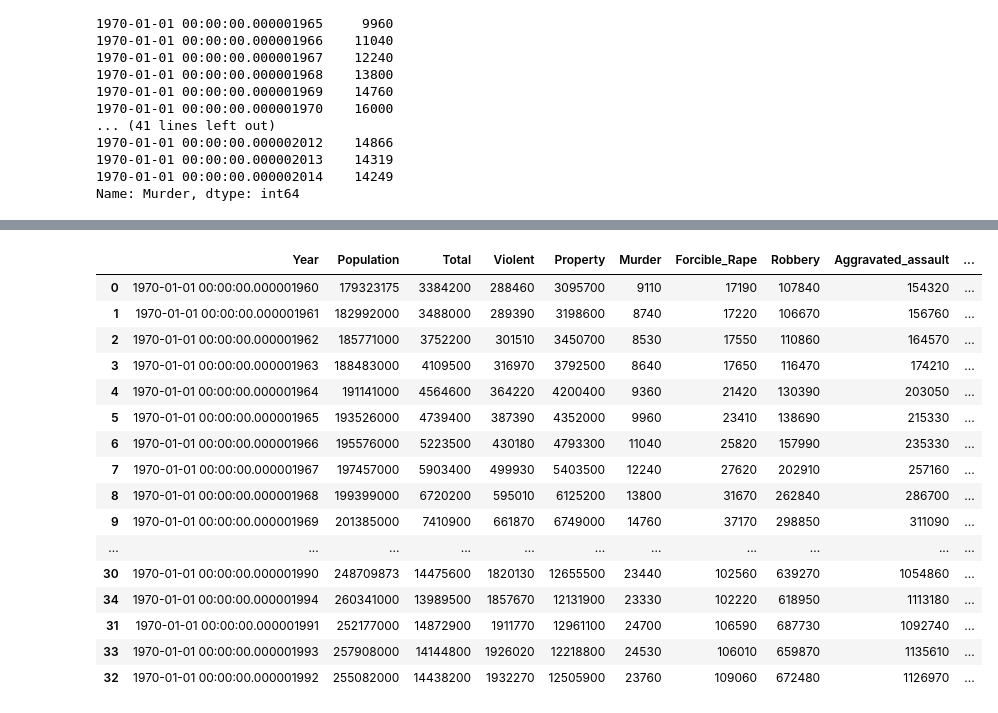
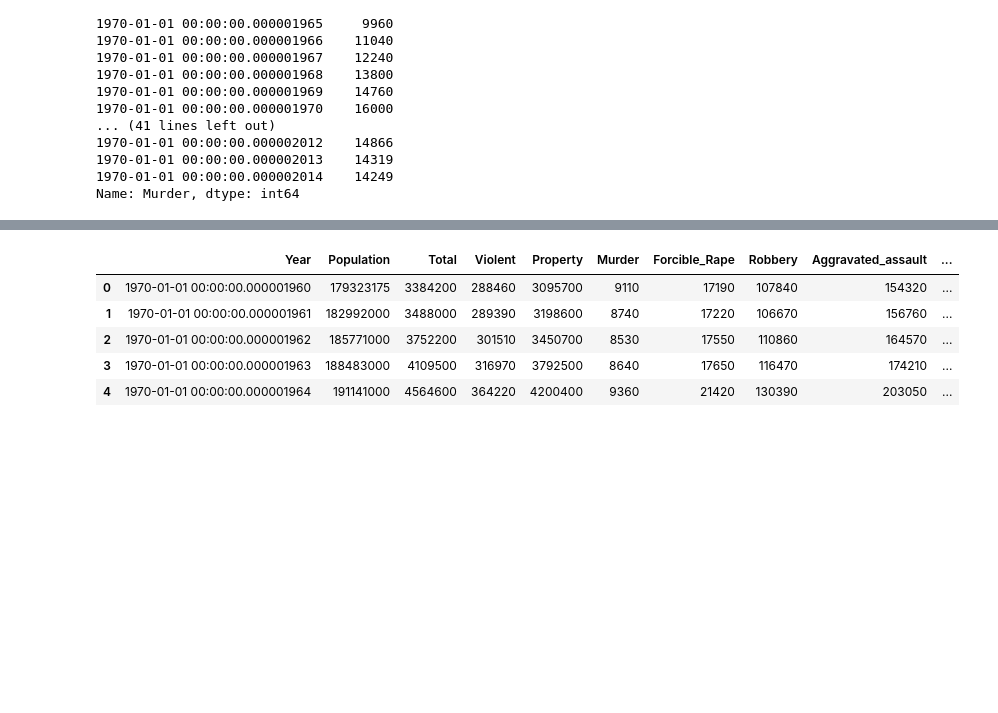
Before and after one commit to sabith-prfm/AI-and-Datascience, a Jupyter notebook: python/pandas_assignment2.1.ipynb, the cells around one changed output, grey strips where cells are left out. Saved outputs shown, nothing was run; the diff lists cells and outputs as text; code cells hidden in the pictures; blank space fills up the shorter version.

```diff
--- a/python/pandas_assignment2.1.ipynb
+++ b/python/pandas_assignment2.1.ipynb
@@ -149,22 +149,11 @@ df.sort_values(by="Murder",ascending=False)
 | 3 | 1970-01-01 00:00:00.000001963 | 188483000 | 4109500 | 316970 | 3792500 | 8640 | 17650 | 116470 | 174210 | ... |
 | 2 | 1970-01-01 00:00:00.000001962 | 185771000 | 3752200 | 301510 | 3450700 | 8530 | 17550 | 110860 | 164570 | ... |
 # %%
-df.sort_values(by='Violent', ascending=True)
+df.sort_values(by='Violent', ascending=True).head()
 # %% [output]
 |  | Year | Population | Total | Violent | Property | Murder | Forcible_Rape | Robbery | Aggravated_assault | ... |
 | 0 | 1970-01-01 00:00:00.000001960 | 179323175 | 3384200 | 288460 | 3095700 | 9110 | 17190 | 107840 | 154320 | ... |
 | 1 | 1970-01-01 00:00:00.000001961 | 182992000 | 3488000 | 289390 | 3198600 | 8740 | 17220 | 106670 | 156760 | ... |
 | 2 | 1970-01-01 00:00:00.000001962 | 185771000 | 3752200 | 301510 | 3450700 | 8530 | 17550 | 110860 | 164570 | ... |
 | 3 | 1970-01-01 00:00:00.000001963 | 188483000 | 4109500 | 316970 | 3792500 | 8640 | 17650 | 116470 | 174210 | ... |
 | 4 | 1970-01-01 00:00:00.000001964 | 191141000 | 4564600 | 364220 | 4200400 | 9360 | 21420 | 130390 | 203050 | ... |
-| 5 | 1970-01-01 00:00:00.000001965 | 193526000 | 4739400 | 387390 | 4352000 | 9960 | 23410 | 138690 | 215330 | ... |
-| 6 | 1970-01-01 00:00:00.000001966 | 195576000 | 5223500 | 430180 | 4793300 | 11040 | 25820 | 157990 | 235330 | ... |
-| 7 | 1970-01-01 00:00:00.000001967 | 197457000 | 5903400 | 499930 | 5403500 | 12240 | 27620 | 202910 | 257160 | ... |
-| 8 | 1970-01-01 00:00:00.000001968 | 199399000 | 6720200 | 595010 | 6125200 | 13800 | 31670 | 262840 | 286700 | ... |
-| 9 | 1970-01-01 00:00:00.000001969 | 201385000 | 7410900 | 661870 | 6749000 | 14760 | 37170 | 298850 | 311090 | ... |
-| ... | ... | ... | ... | ... | ... | ... | ... | ... | ... | ... |
-| 30 | 1970-01-01 00:00:00.000001990 | 248709873 | 14475600 | 1820130 | 12655500 | 23440 | 102560 | 639270 | 1054860 | ... |
-| 34 | 1970-01-01 00:00:00.000001994 | 260341000 | 13989500 | 1857670 | 12131900 | 23330 | 102220 | 618950 | 1113180 | ... |
-| 31 | 1970-01-01 00:00:00.000001991 | 252177000 | 14872900 | 1911770 | 12961100 | 24700 | 106590 | 687730 | 1092740 | ... |
-| 33 | 1970-01-01 00:00:00.000001993 | 257908000 | 14144800 | 1926020 | 12218800 | 24530 | 106010 | 659870 | 1135610 | ... |
-| 32 | 1970-01-01 00:00:00.000001992 | 255082000 | 14438200 | 1932270 | 12505900 | 23760 | 109060 | 672480 | 1126970 | ... |
```
Also changed, not shown: parts of 1 cell of this notebook.
